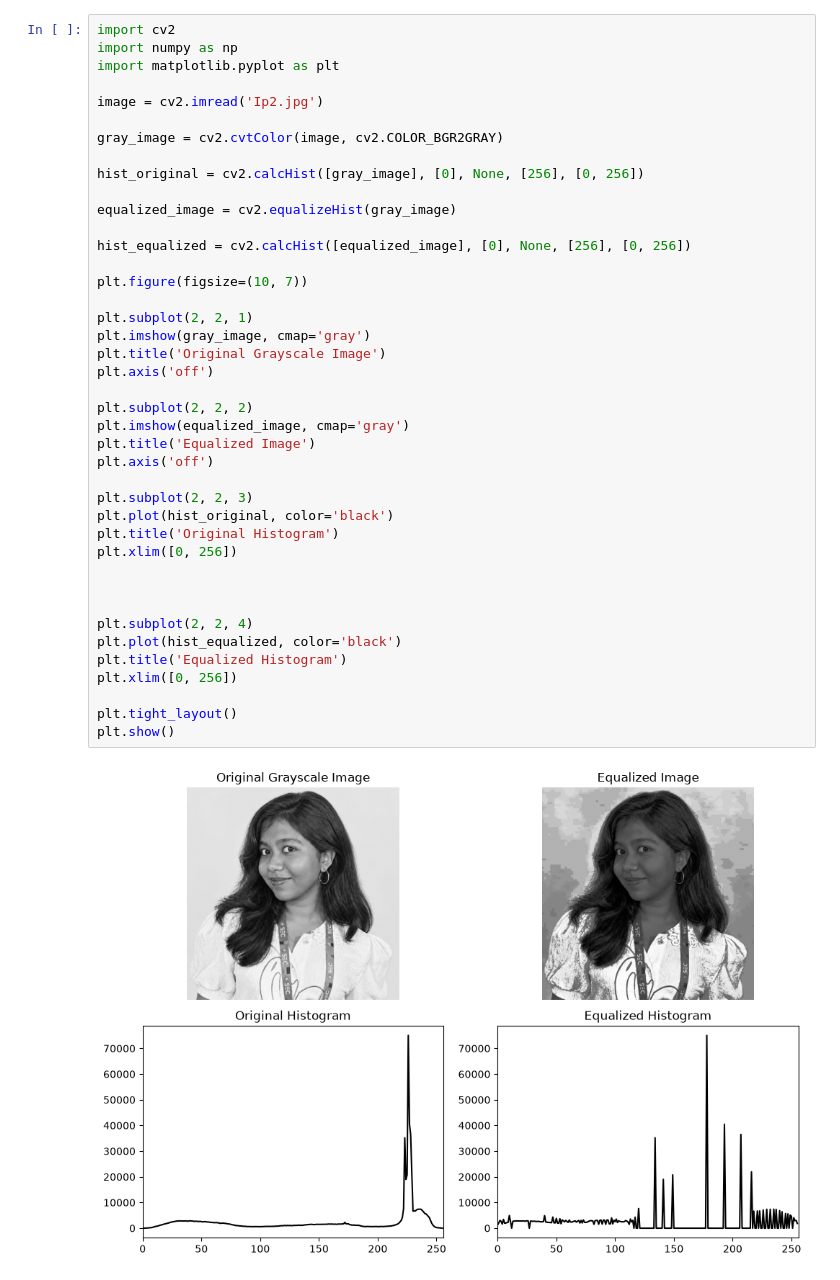
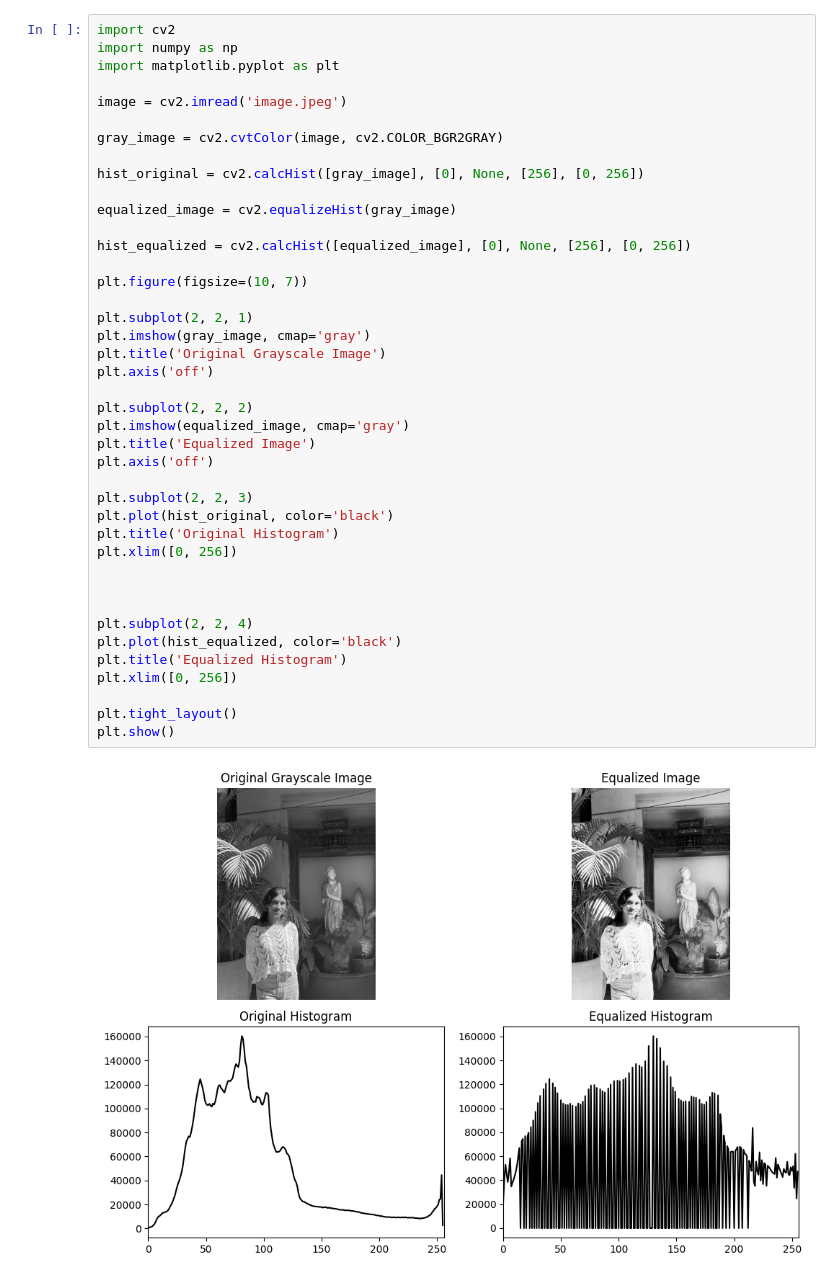
Before and after one commit to Dharshinii02/DIPT_EXP3, a Jupyter notebook: DIPT_EXP3.ipynb, the cells around one changed output. Drawn from its saved outputs; the diff is of its cells as text.

```diff
--- a/DIPT_EXP3.ipynb
+++ b/DIPT_EXP3.ipynb
@@ -7,7 +7,7 @@ import cv2
 import numpy as np
 import matplotlib.pyplot as plt
 
-image = cv2.imread('Ip2.jpg')
+image = cv2.imread('image.jpeg')
 
 gray_image = cv2.cvtColor(image, cv2.COLOR_BGR2GRAY)
 
@@ -17,31 +17,31 @@ equalized_image = cv2.equalizeHist(gray_image)
 
 hist_equalized = cv2.calcHist([equalized_image], [0], None, [256], [0, 256])
 
 plt.figure(figsize=(10, 7))
 
 plt.subplot(2, 2, 1)
 plt.imshow(gray_image, cmap='gray')
 plt.title('Original Grayscale Image')
 plt.axis('off')
 
 plt.subplot(2, 2, 2)
 plt.imshow(equalized_image, cmap='gray')
 plt.title('Equalized Image')
 plt.axis('off')
 
 plt.subplot(2, 2, 3)
 plt.plot(hist_original, color='black')
 plt.title('Original Histogram')
 plt.xlim([0, 256])
 
 
 
 plt.subplot(2, 2, 4)
 plt.plot(hist_equalized, color='black')
 plt.title('Equalized Histogram')
 plt.xlim([0, 256])
 
 plt.tight_layout()
 plt.show()
 # %% [output]
-[figure, old version]
+[figure, new version]
```
Also changed, not shown: parts of 1 cell of this notebook.
